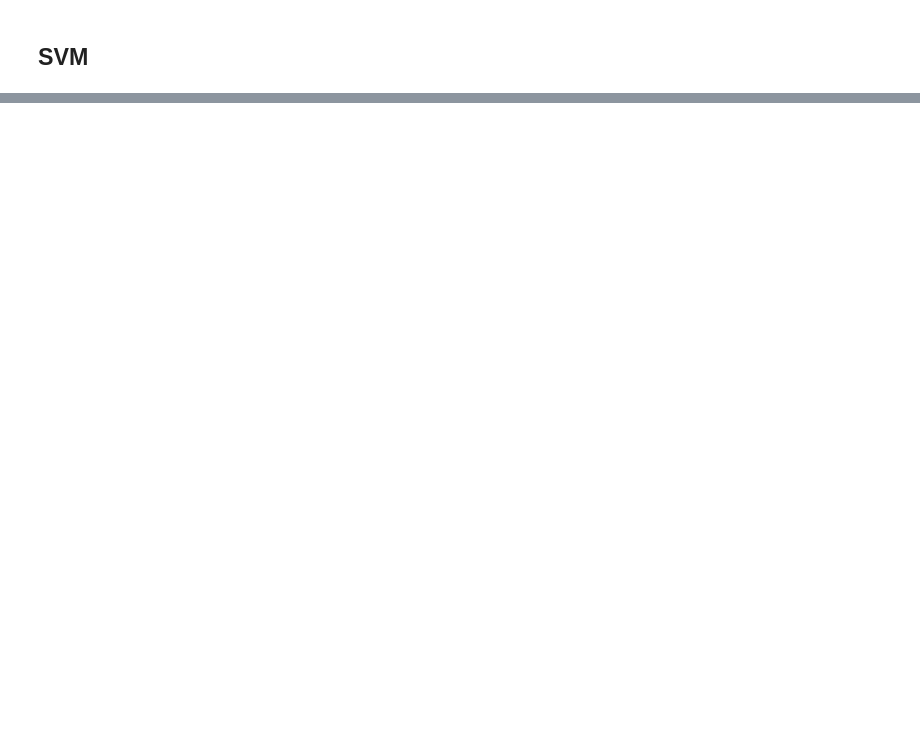
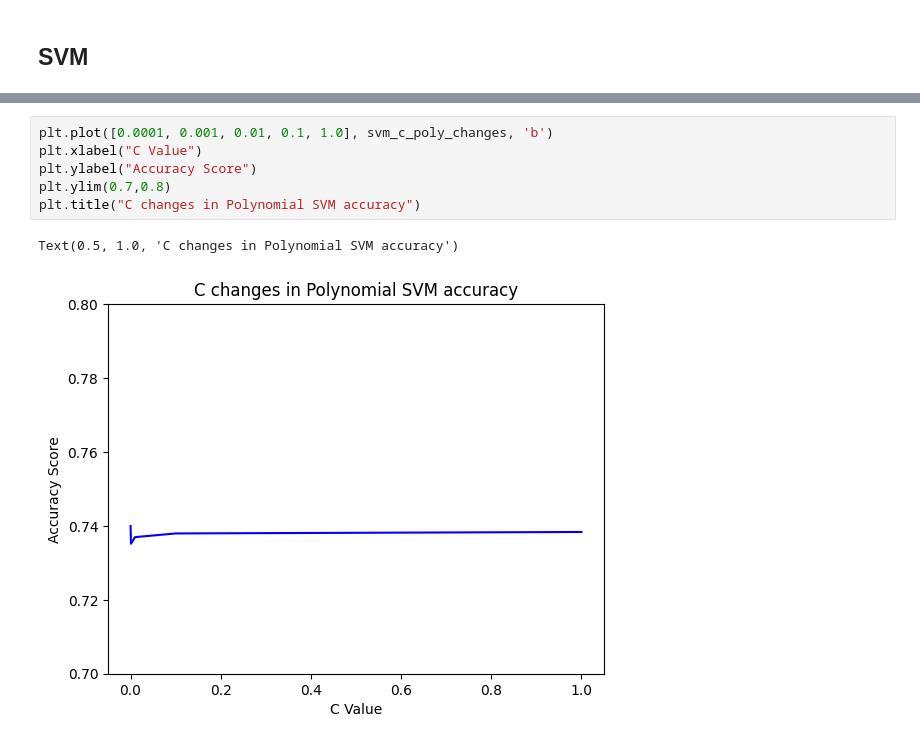
Before and after one commit to iamgeeyuh/League-of-Legends-Match-Predictor, a Jupyter notebook: final_project.ipynb, the cells around one changed output, grey strips where cells are left out. Drawn from its saved outputs; the diff is of its cells as text; blank space fills up the shorter version.

```diff
--- a/final_project.ipynb
+++ b/final_project.ipynb
@@ -1674,0 +598,9 @@ Text(0.5, 1.0, 'Neural Network Confusion Matrix')
+# %%
+plt.plot([0.0001, 0.001, 0.01, 0.1, 1.0], svm_c_poly_changes, 'b')
+plt.xlabel("C Value")
+plt.ylabel("Accuracy Score")
+plt.ylim(0.7,0.8)
+plt.title("C changes in Polynomial SVM accuracy")
+# %% [output]
+Text(0.5, 1.0, 'C changes in Polynomial SVM accuracy')
+[figure, added]
```
Also changed, not shown: parts of 102 cells of this notebook.
